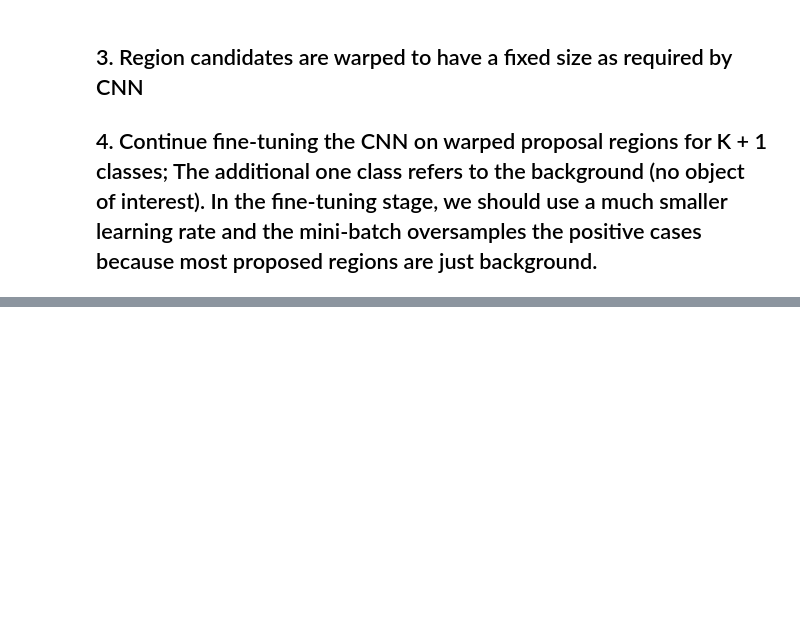
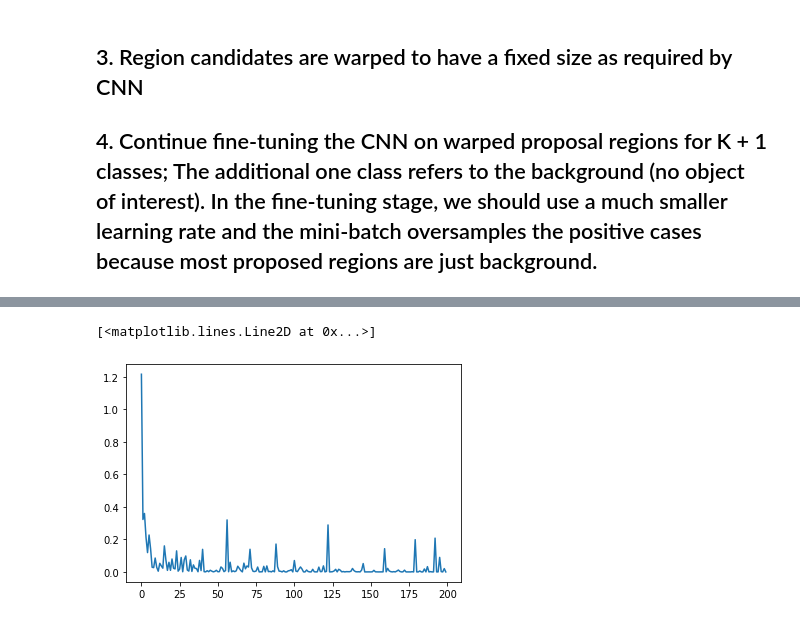
Before and after one commit to hslrock/ObjectDetection_, a Jupyter notebook: 1_RCNN_Part_1.ipynb, the cells around one changed output, grey strips where cells are left out. Saved outputs shown, nothing was run; the diff lists cells and outputs as text; code cells hidden in the pictures; blank space fills up the shorter version.

```diff
--- a/1_RCNN.ipynb
+++ b/1_RCNN_Part_1.ipynb
@@ -255,13 +370,22 @@ for batch_idx,(img,label) in enumerate(regions_dl):
 # %%
+import torch.optim as optim
+
 ## Finetuning
 
-mobilenet = models.mobilenet_v2(pretrained=True)
-mobilenet.classifier[1]=nn.Linear(1280,3)
+model = models.alexnet(pretrained=True)
+model.classifier[6]=nn.Linear(4096,3)
 #freeze_some_part
-for param in mobilenet.features[0:16].parameters():
+for param in model.parameters():
     param.requires_grad = False
+for param in model.classifier.parameters():
+    param.requires_grad = True
 def count_parameters(model):
     return sum(p.numel() for p in model.parameters() if p.requires_grad)
 
-print(f'Num of parameters: {count_parameters(mobilenet)}')
+print(f'Num of parameters: {count_parameters(model)}')
+
+device='cuda'
+model.to(device)
+epochs=50
+# [-1: background 0: cat, 1: dog]
 # %% [output]
@@ -269,7 +392,0 @@ Num of parameters: 1209923
-# %%
-import torch.optim as optim
-device='cuda'
-mobilenet.to(device)
-epochs=50
-criterion=nn.CrossEntropyLoss()
-optimizer=optim.Adam(mobilenet.parameters(),lr=5e-4) #Using small learning Rate
@@ -421,0 +491,3 @@ train_df
+# %%
+
+config_,model=train(config_,train_regions_dl,valid_region_dl,model)
@@ -421,0 +512,5 @@ train_df
+# %%
+plt.plot(config_["train_log"])
+# %% [output]
+[<matplotlib.lines.Line2D at 0x...>]
+[figure, added]
```
Also changed, not shown: parts of 23 cells of this notebook, 4 other files.
